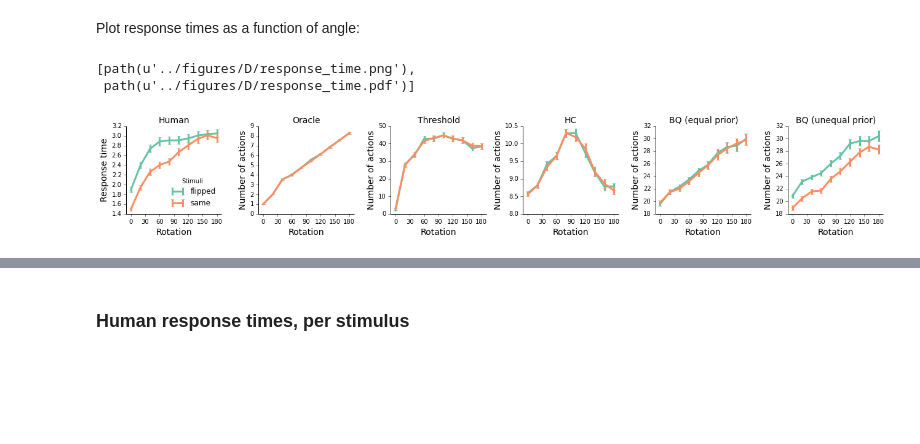
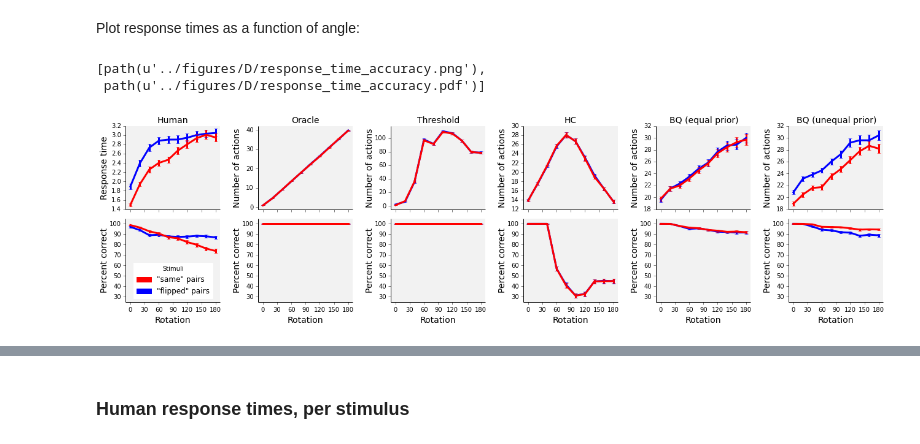
Before and after one commit to jhamrick/optimal-mental-rotation, a Jupyter notebook: analysis/experiment-analysis.ipynb, the cells around one changed output, grey strips where cells are left out. Saved outputs shown, nothing was run; the diff lists cells and outputs as text; code cells hidden in the pictures; blank space fills up the shorter version.

```diff
--- a/analysis/experiment-analysis.ipynb
+++ b/analysis/experiment-analysis.ipynb
@@ -94,11 +94,11 @@ plots.response_time_histograms.plot(all_data, FIG_PATH, SEED)
 # %% [markdown]
 Plot response times as a function of angle:
 # %%
-plots.response_time.plot(all_data, FIG_PATH, SEED)
+plots.response_time_accuracy.plot(all_data, FIG_PATH, SEED)
 # %% [output]
-[path(u'../figures/D/response_time.png'),
- path(u'../figures/D/response_time.pdf')]
+[path(u'../figures/D/response_time_accuracy.png'),
+ path(u'../figures/D/response_time_accuracy.pdf')]
-[figure, old version]
+[figure, new version]
 # %%
 analyses.theta_time_corrs.run(all_data, RESULTS_PATH, SEED)
 # %% [output]
```
Also changed, not shown: parts of 14 cells of this notebook.
